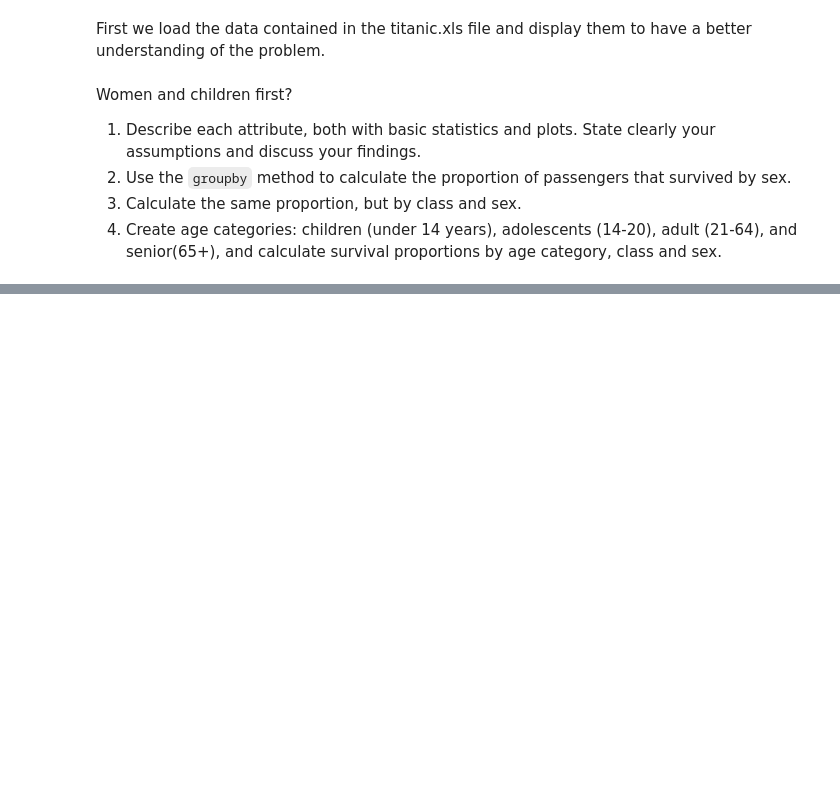
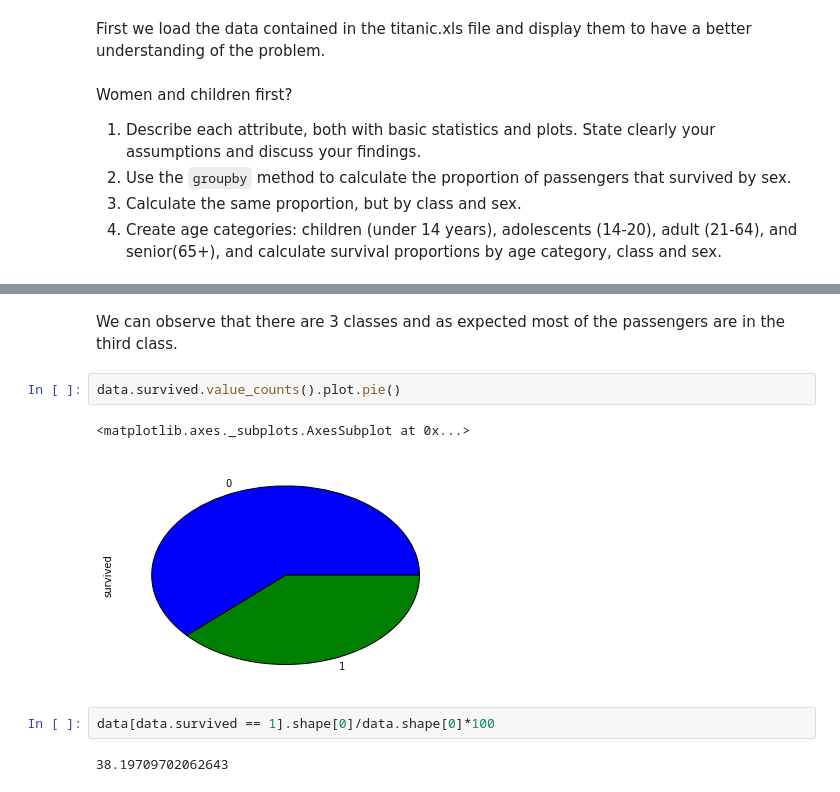
Before and after one commit to sylb/adaHomeworks, a Jupyter notebook: 01 - Pandas and Data Wrangling/Homework 1.ipynb, the cells around one changed output, grey strips where cells are left out. Cells and saved outputs as stored; diff of their text form; blank space fills up the shorter version.

```diff
--- a/01 - Pandas and Data Wrangling/Homework 1.ipynb
+++ b/01 - Pandas and Data Wrangling/Homework 1.ipynb
@@ -322,0 +268,11 @@ data.body.isnull().sum()
+# %% [markdown]
+We can observe that there are 3 classes and as expected most of the passengers are in the third class.
+# %%
+data.survived.value_counts().plot.pie()
+# %% [output]
+<matplotlib.axes._subplots.AxesSubplot at 0x...>
+[figure, added]
+# %%
+data[data.survived == 1].shape[0]/data.shape[0]*100
+# %% [output]
+38.19709702062643
```
Also changed, not shown: parts of 49 cells of this notebook.
